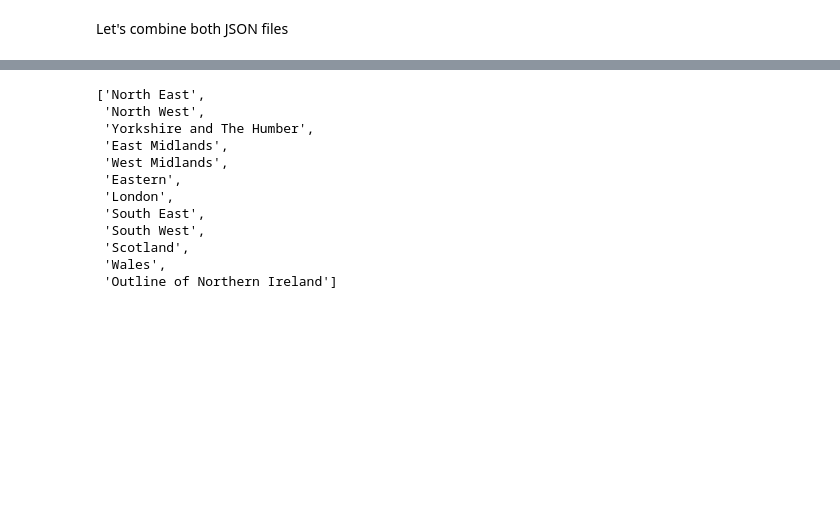
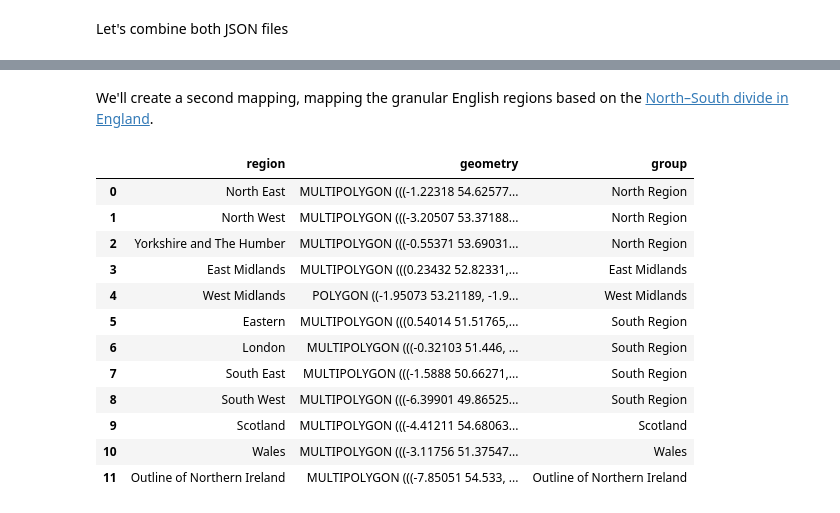
Before and after one commit to Originalnam/learning_analytics, a Jupyter notebook: dashboard/dashboard.ipynb, the cells around one changed output, grey strips where cells are left out. Cells and saved outputs as stored; diff of their text form; code cells hidden in the pictures; blank space fills up the shorter version.

```diff
--- a/dashboard/dashboard.ipynb
+++ b/dashboard/dashboard.ipynb
@@ -148,15 +144,36 @@ studentdata = pd.DataFrame(data)
-# %%
-combined_gdf['NAME'].tolist()
-# %% [output]
-['North East',
- 'North West',
- 'Yorkshire and The Humber',
- 'East Midlands',
- 'West Midlands',
- 'Eastern',
- 'London',
- 'South East',
- 'South West',
- 'Scotland',
- 'Wales',
- 'Outline of Northern Ireland']
+# %% [markdown]
+We'll create a second mapping, mapping the granular English regions based on the [North–South divide in England](https://en.wikipedia.org/wiki/North%E2%80%93South_divide_in_England).
+# %%
+regions_mapping_combined = {'North East': 'North Region',
+                            'Eastern': 'South Region',
+                            'Scotland': 'Scotland',
+                            'North West': 'North Region',
+                            'South East': 'South Region',
+                            'West Midlands': 'West Midlands',
+                            'Wales': 'Wales',
+                            'Outline of Northern Ireland': 'Outline of Northern Ireland',
+                            'South West': 'South Region',
+                            'East Midlands': 'East Midlands',
+                            'Yorkshire and The Humber': 'North Region',
+                            'London': 'South Region'
+                            }
+# %%
+# add group to each region
+combined_gdf.loc[:,'group'] = combined_gdf['region'].map(regions_mapping_combined)
+# drop irrelevant columns
+combined_gdf.drop(['EER13CD', 'EER13CDO', 'ID', 'Area_SqKM','OBJECTID'], axis=1, inplace=True)
+combined_gdf
+# %% [output]
+|  | region | geometry | group |
+| 0 | North East | MULTIPOLYGON (((-1.22318 54.62577... | North Region |
+| 1 | North West | MULTIPOLYGON (((-3.20507 53.37188... | North Region |
+| 2 | Yorkshire and The Humber | MULTIPOLYGON (((-0.55371 53.69031... | North Region |
+| 3 | East Midlands | MULTIPOLYGON (((0.23432 52.82331,... | East Midlands |
+| 4 | West Midlands | POLYGON ((-1.95073 53.21189, -1.9... | West Midlands |
+| 5 | Eastern | MULTIPOLYGON (((0.54014 51.51765,... | South Region |
+| 6 | London | MULTIPOLYGON (((-0.32103 51.446, ... | South Region |
+| 7 | South East | MULTIPOLYGON (((-1.5888 50.66271,... | South Region |
+| 8 | South West | MULTIPOLYGON (((-6.39901 49.86525... | South Region |
+| 9 | Scotland | MULTIPOLYGON (((-4.41211 54.68063... | Scotland |
+| 10 | Wales | MULTIPOLYGON (((-3.11756 51.37547... | Wales |
+| 11 | Outline of Northern Ireland | MULTIPOLYGON (((-7.85051 54.533, ... | Outline of Northern Ireland |
```
Also changed, not shown: parts of 39 cells of this notebook, 2 other files.
